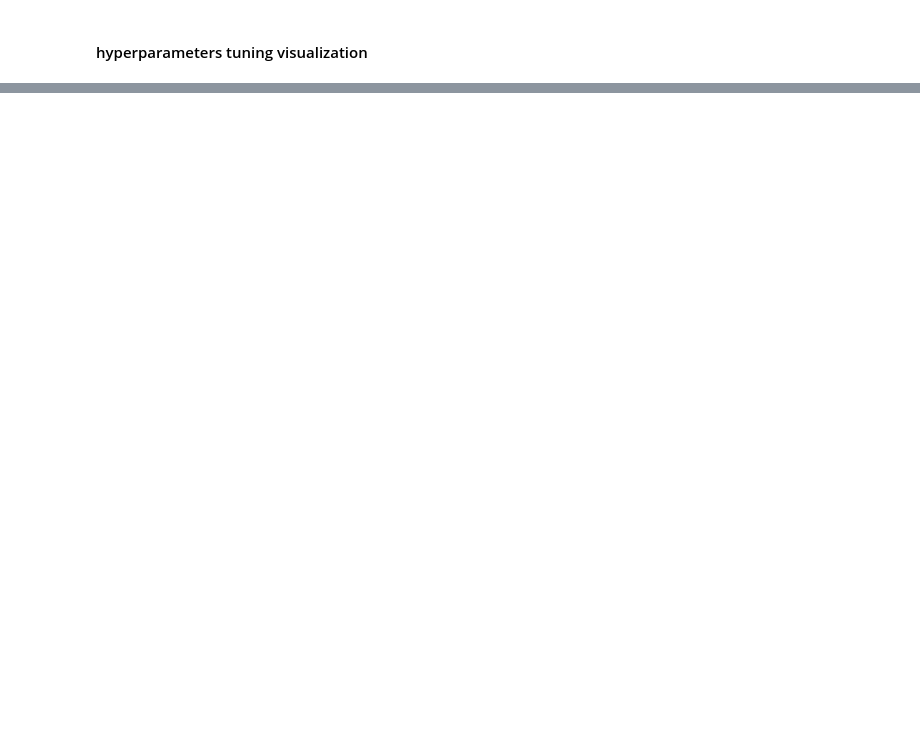
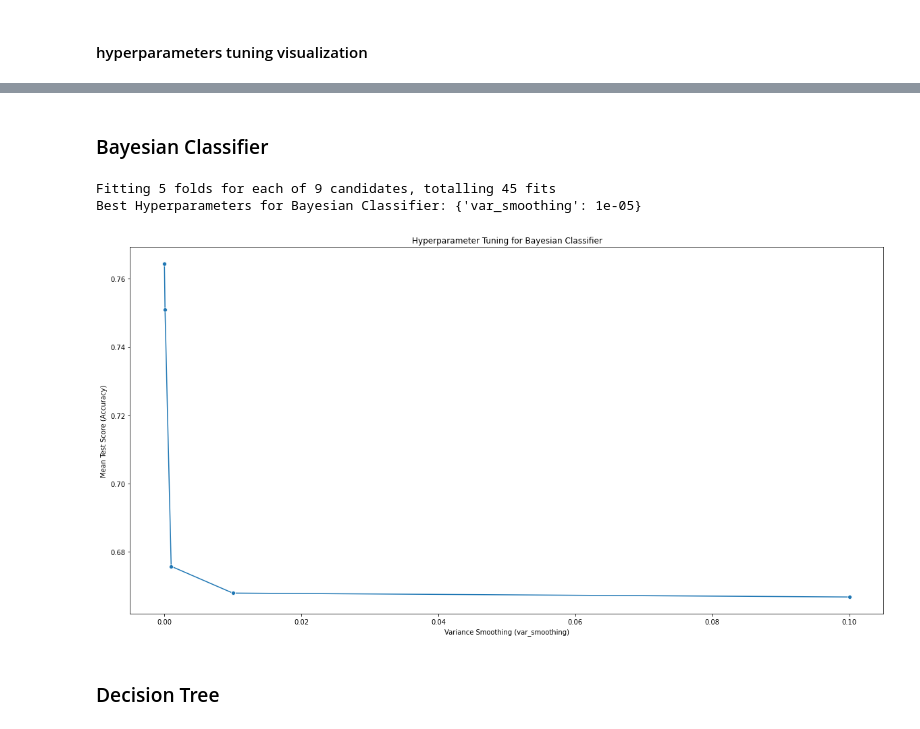
Before and after one commit to aGayar30/Machine-learning-project, a Jupyter notebook: titanic.ipynb, the cells around one changed output, grey strips where cells are left out. Cells and saved outputs as stored; diff of their text form; code cells hidden in the pictures; blank space fills up the shorter version.

```diff
--- a/titanic.ipynb
+++ b/titanic.ipynb
@@ -260,0 +340,46 @@ plt.show()
+# %% [markdown]
+### Bayesian Classifier
+# %%
+import pandas as pd
+import matplotlib.pyplot as plt
+import seaborn as sns
+from sklearn.naive_bayes import GaussianNB
+from sklearn.model_selection import GridSearchCV
+
+# Assuming 'X' and 'y' are already defined from your dataset
+# Separate features (X) and target variable (y)
+
+# Create a Gaussian Naive Bayes classifier
+bayes_classifier = GaussianNB()
+
+# Define the parameter grid for hyperparameter tuning
+param_grid_bayes = {
+    'var_smoothing': [ 0.1,0.01,0.001,0.0001,0.00001,0.000001,0.0000001,0.00000001,0.000000001]
+}
+
+# Initialize GridSearchCV for hyperparameter tuning
+grid_search_bayes = GridSearchCV(bayes_classifier, param_grid_bayes, cv=5, scoring='accuracy', verbose=1, n_jobs=-1)
+
+# Perform hyperparameter tuning
+grid_search_bayes.fit(X, y)
+
+# Display the best hyperparameters for Bayesian classifier
+best_params_bayes = grid_search_bayes.best_params_
+print(f"Best Hyperparameters for Bayesian Classifier: {best_params_bayes}")
+
+# Visualize the process of hyperparameter tuning
+results_bayes = pd.DataFrame(grid_search_bayes.cv_results_)
+
+# Plot the mean test scores for each combination of hyperparameters
+plt.figure(figsize=(20, 10))
+sns.lineplot(x='param_var_smoothing', y='mean_test_score', data=results_bayes, marker='o')
+plt.title('Hyperparameter Tuning for Bayesian Classifier')
+plt.xlabel('Variance Smoothing (var_smoothing)')
+plt.ylabel('Mean Test Score (Accuracy)')
+plt.show()
+# %% [output]
+Fitting 5 folds for each of 9 candidates, totalling 45 fits
+Best Hyperparameters for Bayesian Classifier: {'var_smoothing': 1e-05}
+[figure, added]
+# %% [markdown]
+### Decision Tree
```
Also changed, not shown: parts of 10 cells of this notebook.
